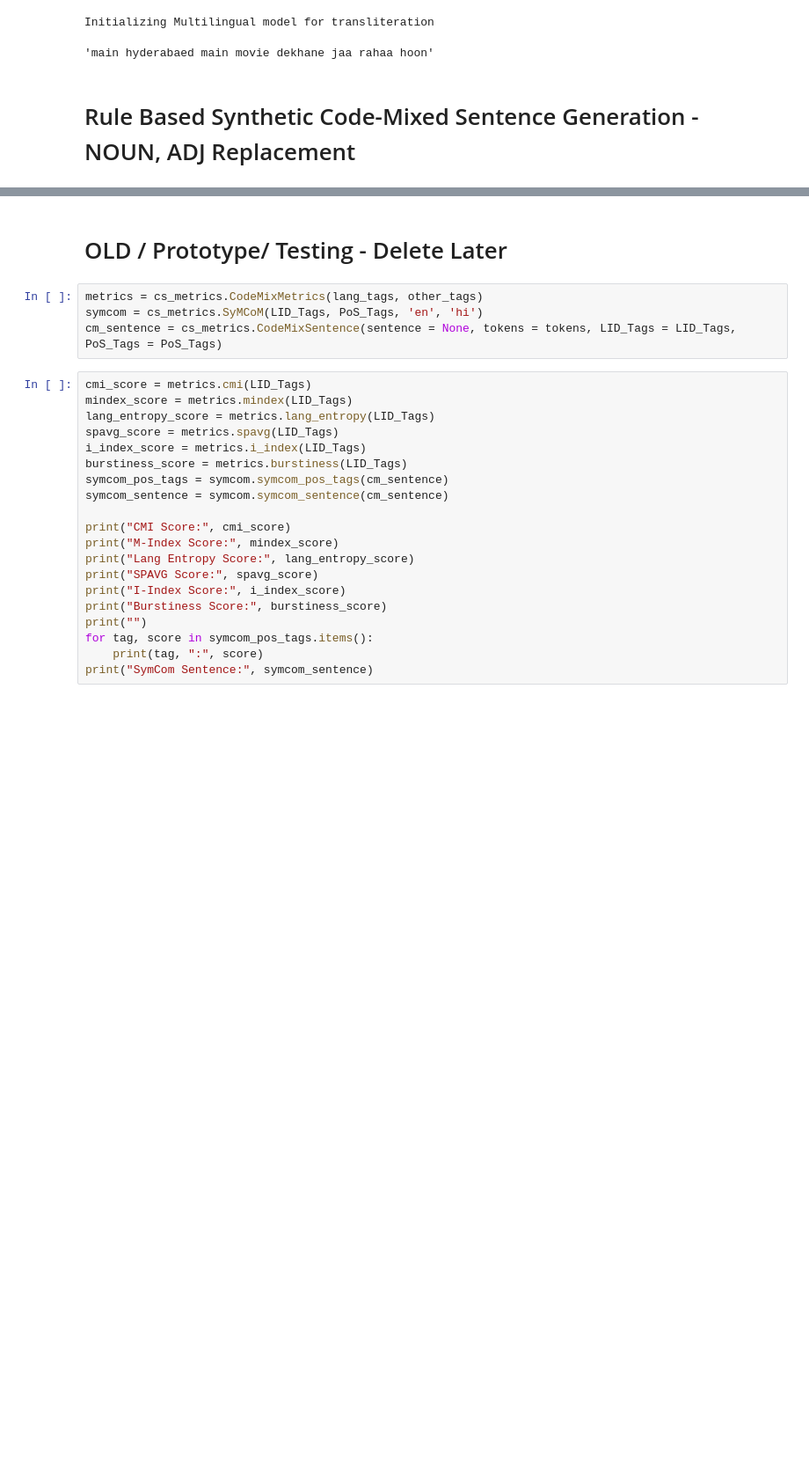
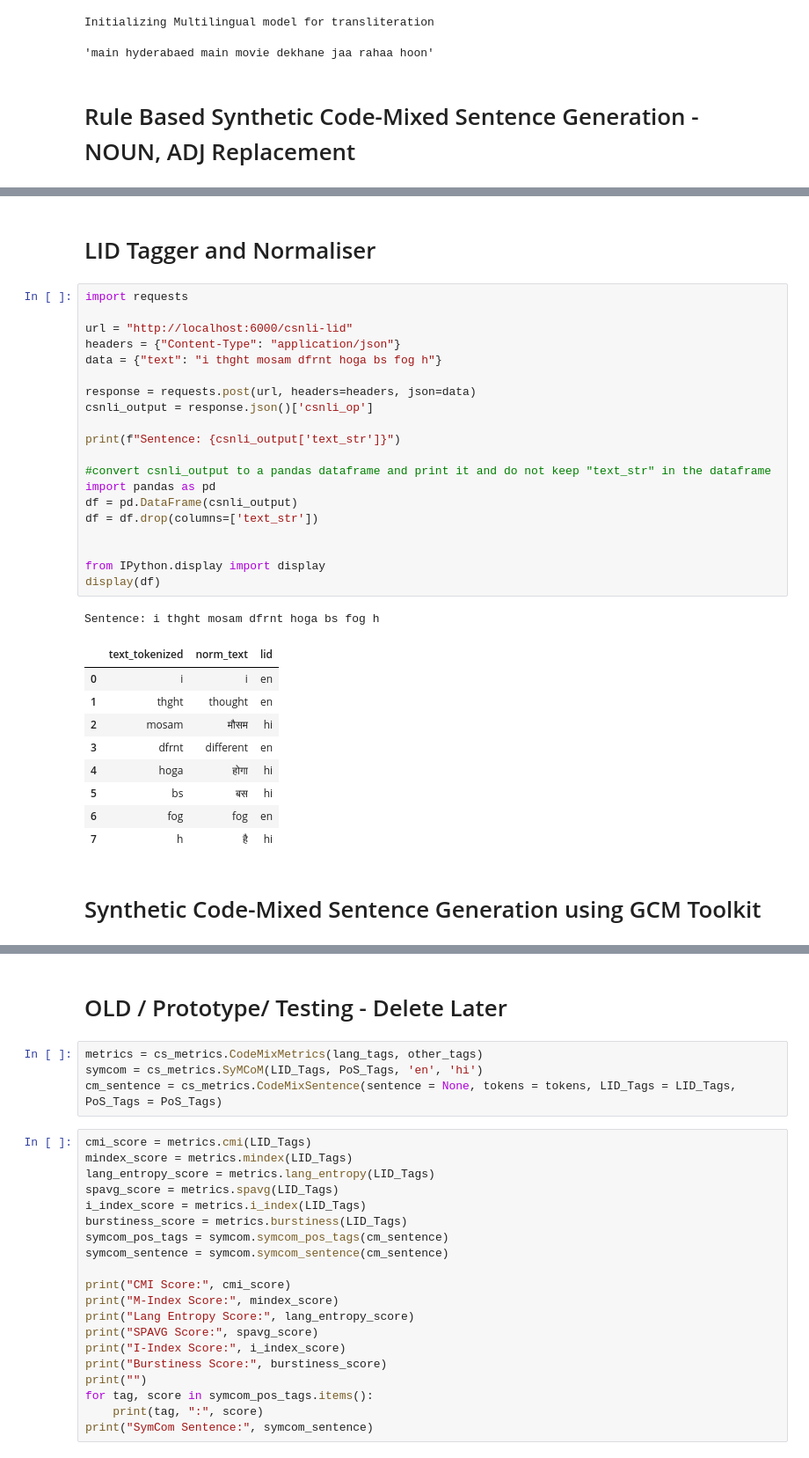
Before and after one commit to prashantkodali/CodeMixToolkit, a Jupyter notebook: Example Notebook.ipynb, the cells around one changed output, grey strips where cells are left out. Shown: that part at 88% size. Drawn from its saved outputs; the diff is of its cells as text; blank space fills up the shorter version.

```diff
--- a/Example Notebook.ipynb
+++ b/Example Notebook.ipynb
@@ -188,3 +189,38 @@ INFO:stanza:Done loading processors!
 done
 |  | en | hi | lang1 | lang1_tokens | lang1_pos | lang2 | lang2_tokens | lang2_pos | ... |
 | 0 | Okay, how much does it cost? | ठीक है, इसकी लागत कितनी है? | en | [[Okay, ,, how, much, does, it, c... | [[INTJ, PUNCT, ADV, ADV, AUX, PRO... | hi | [[ठीक, है, ,, इसकी, लागत, कितनी, ... | [[ADJ, AUX, PUNCT, PRON, NOUN, DE... | ... |
+# %% [markdown]
+# LID Tagger and Normaliser
+# %%
+import requests
+
+url = "http://localhost:6000/csnli-lid"
+headers = {"Content-Type": "application/json"}
+data = {"text": "i thght mosam dfrnt hoga bs fog h"}
+
+response = requests.post(url, headers=headers, json=data)
+csnli_output = response.json()['csnli_op']
+
+print(f"Sentence: {csnli_output['text_str']}")
+
+#convert csnli_output to a pandas dataframe and print it and do not keep "text_str" in the dataframe
+import pandas as pd
+df = pd.DataFrame(csnli_output)
+df = df.drop(columns=['text_str'])
+
+
+from IPython.display import display
+display(df)
+# %% [output]
+Sentence: i thght mosam dfrnt hoga bs fog h
+|  | text_tokenized | norm_text | lid |
+| 0 | i | i | en |
+| 1 | thght | thought | en |
+| 2 | mosam | मौसम | hi |
+| 3 | dfrnt | different | en |
+| 4 | hoga | होगा | hi |
+| 5 | bs | बस | hi |
+| 6 | fog | fog | en |
+| 7 | h | है | hi |
+# %% [markdown]
+# Synthetic Code-Mixed Sentence Generation using GCM Toolkit
```
Also changed, not shown: parts of 22 cells of this notebook, 2 other files.
